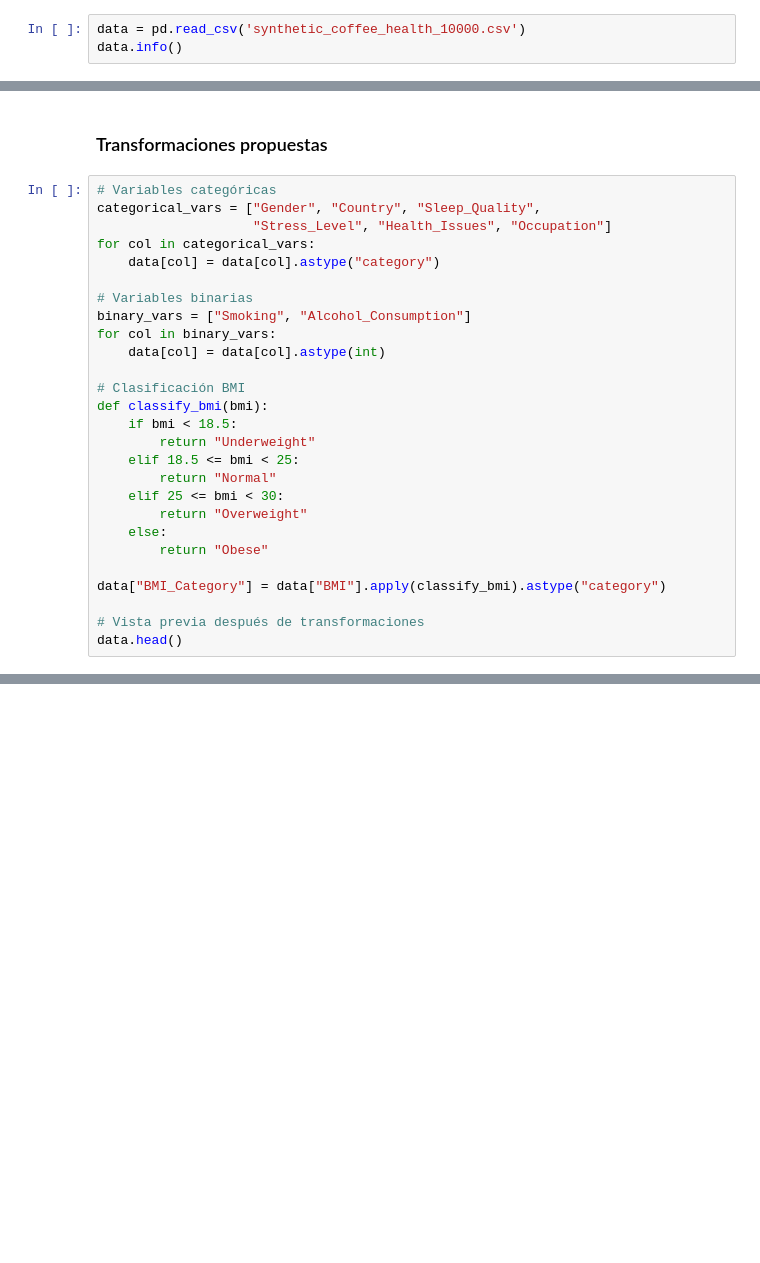
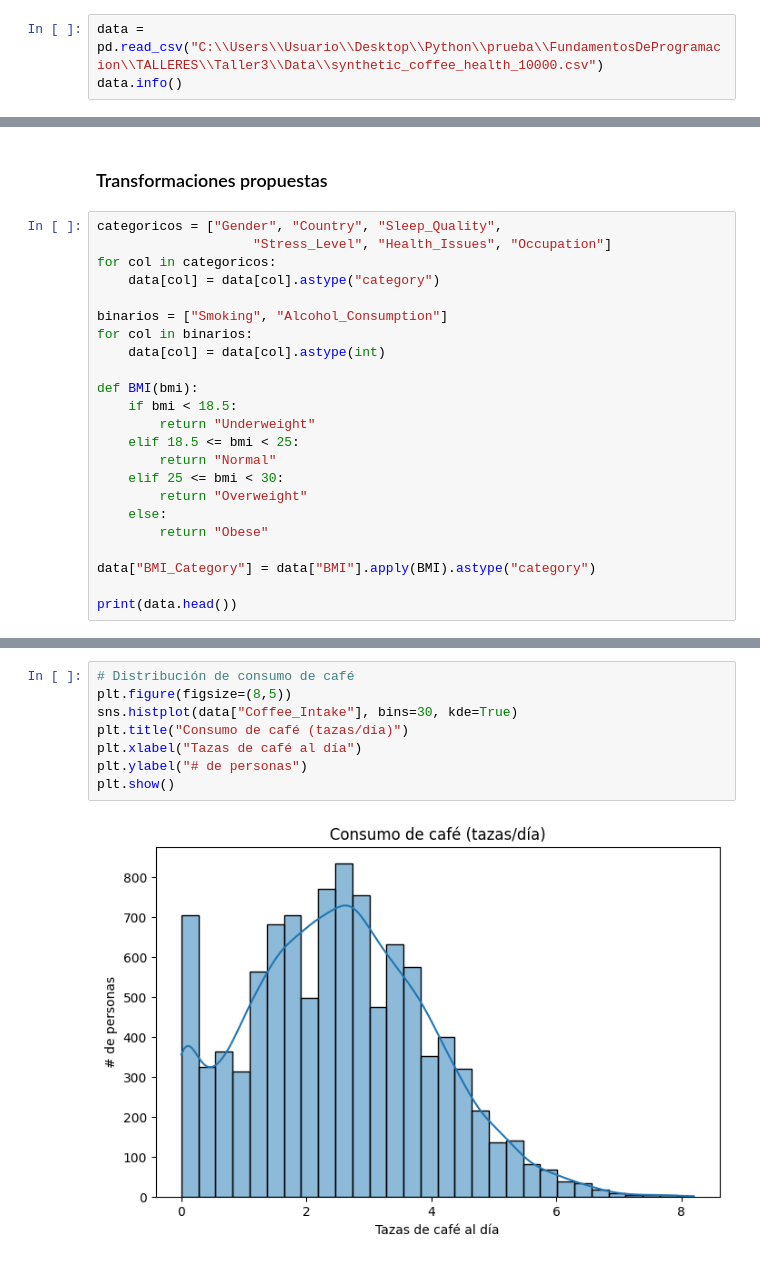
Before and after one commit to juanpablohernandez1/FundamentosDeProgramacion, a Jupyter notebook: TALLERES/Taller3/GlobalCoffeeHealth/GlobalCoffeeHealthEDA.ipynb, the cells around one changed output, grey strips where cells are left out. Saved outputs shown, nothing was run; the diff lists cells and outputs as text; blank space fills up the shorter version.

```diff
--- a/TALLERES/Taller3/GlobalCoffeeHealth/GlobalCoffeeHealthEDA.ipynb
+++ b/TALLERES/Taller3/GlobalCoffeeHealth/GlobalCoffeeHealthEDA.ipynb
@@ -19,5 +23,5 @@ import numpy as np
 # %% [markdown]
 ### Importando datos
 # %%
-data = pd.read_csv('synthetic_coffee_health_10000.csv')
+data = pd.read_csv("C:\\Users\\Usuario\\Desktop\\Python\\prueba\\FundamentosDeProgramacion\\TALLERES\\Taller3\\Data\\synthetic_coffee_health_10000.csv")
 data.info()
@@ -33,19 +91,16 @@ data.dtypes
 # %% [markdown]
 ### Transformaciones propuestas
 # %%
-# Variables categóricas
-categorical_vars = ["Gender", "Country", "Sleep_Quality",
+categoricos = ["Gender", "Country", "Sleep_Quality",
                     "Stress_Level", "Health_Issues", "Occupation"]
-for col in categorical_vars:
+for col in categoricos:
     data[col] = data[col].astype("category")
 
-# Variables binarias
-binary_vars = ["Smoking", "Alcohol_Consumption"]
-for col in binary_vars:
+binarios = ["Smoking", "Alcohol_Consumption"]
+for col in binarios:
     data[col] = data[col].astype(int)
 
-# Clasificación BMI
-def classify_bmi(bmi):
+def BMI(bmi):
     if bmi < 18.5:
         return "Underweight"
     elif 18.5 <= bmi < 25:
@@ -55,7 +110,6 @@ def classify_bmi(bmi):
     else:
         return "Obese"
 
-data["BMI_Category"] = data["BMI"].apply(classify_bmi).astype("category")
+data["BMI_Category"] = data["BMI"].apply(BMI).astype("category")
 
-# Vista previa después de transformaciones
-data.head()
+print(data.head())
@@ -61,0 +163,10 @@ data.head()
+# %%
+# Distribución de consumo de café
+plt.figure(figsize=(8,5))
+sns.histplot(data["Coffee_Intake"], bins=30, kde=True)
+plt.title("Consumo de café (tazas/día)")
+plt.xlabel("Tazas de café al día")
+plt.ylabel("# de personas")
+plt.show()
+# %% [output]
+[figure, added]
```
Also changed, not shown: parts of 39 cells of this notebook, 2 other files.
